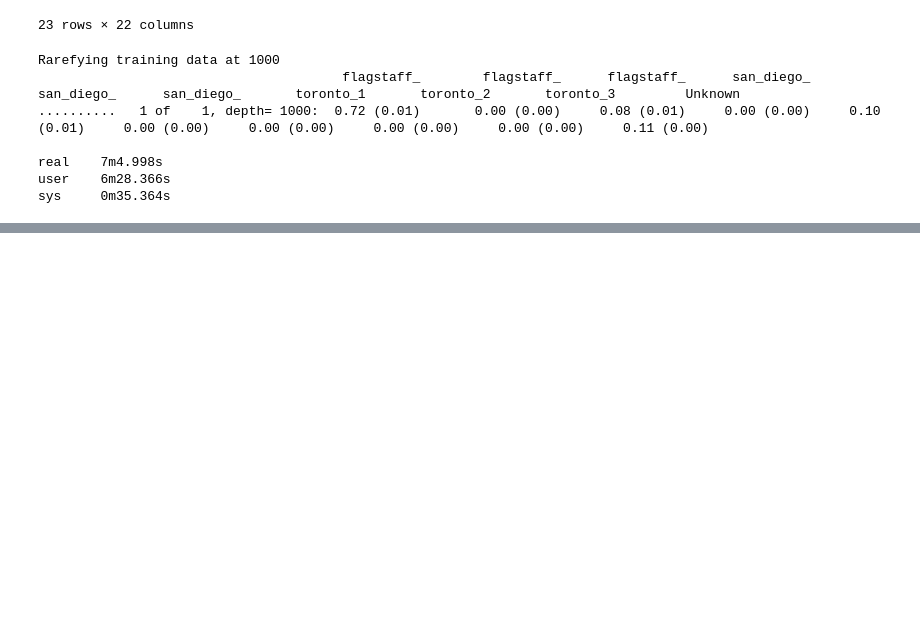
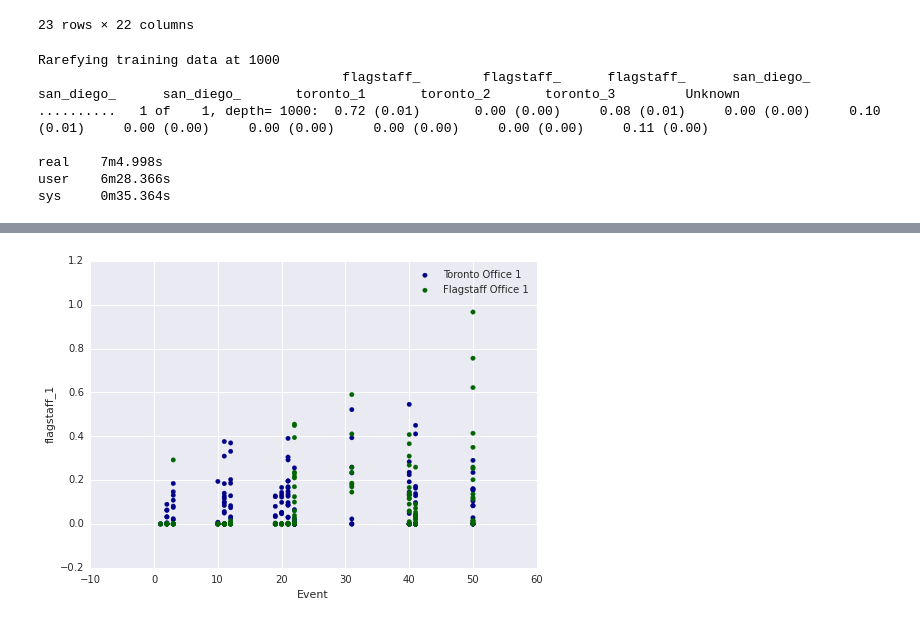
Before and after one commit to johnchase/thesis_analysis, a Jupyter notebook: st_office_affect/source_tracker.ipynb, the cells around one changed output, grey strips where cells are left out. Saved outputs shown, nothing was run; the diff lists cells and outputs as text; code cells hidden in the pictures; blank space fills up the shorter version.

```diff
--- a/st_office_affect/source_tracker.ipynb
+++ b/st_office_affect/source_tracker.ipynb
@@ -130,0 +201,9 @@ sys     0m35.364s
+# %%
+ax = flag_office_1.plot(kind='scatter', x='Event', y='san_diego_1',
+             color='DarkBlue', label='Toronto Office 1');
+
+
+flag_office_1.plot(kind='scatter', x='Event', y='flagstaff_1',
+                 color='DarkGreen', label='Flagstaff Office 1', ax=ax);
+# %% [output]
+[figure, added]
```
Also changed, not shown: parts of 9 cells of this notebook, 2 other files.
